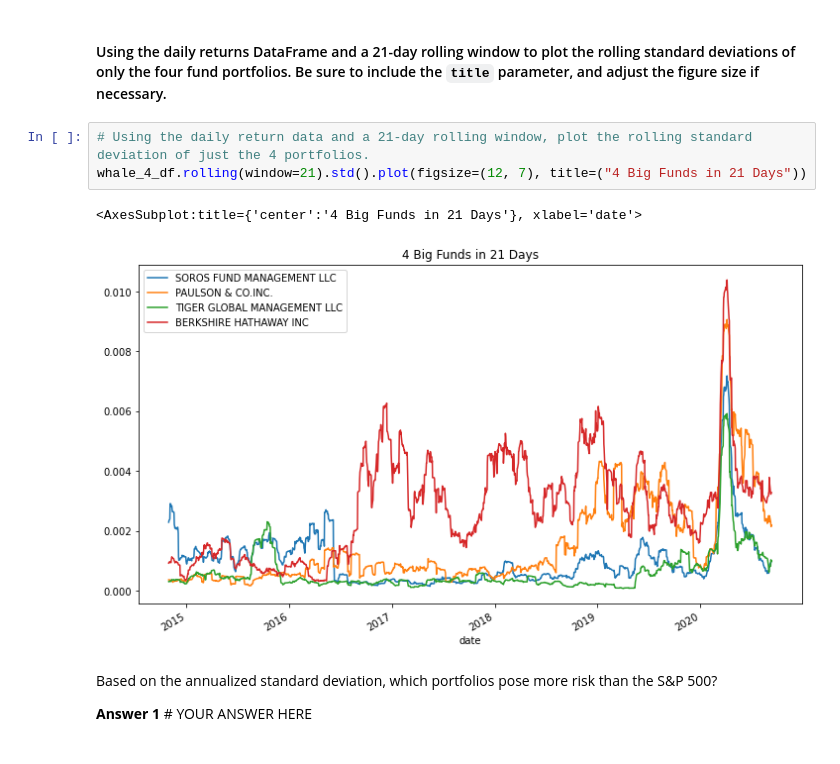
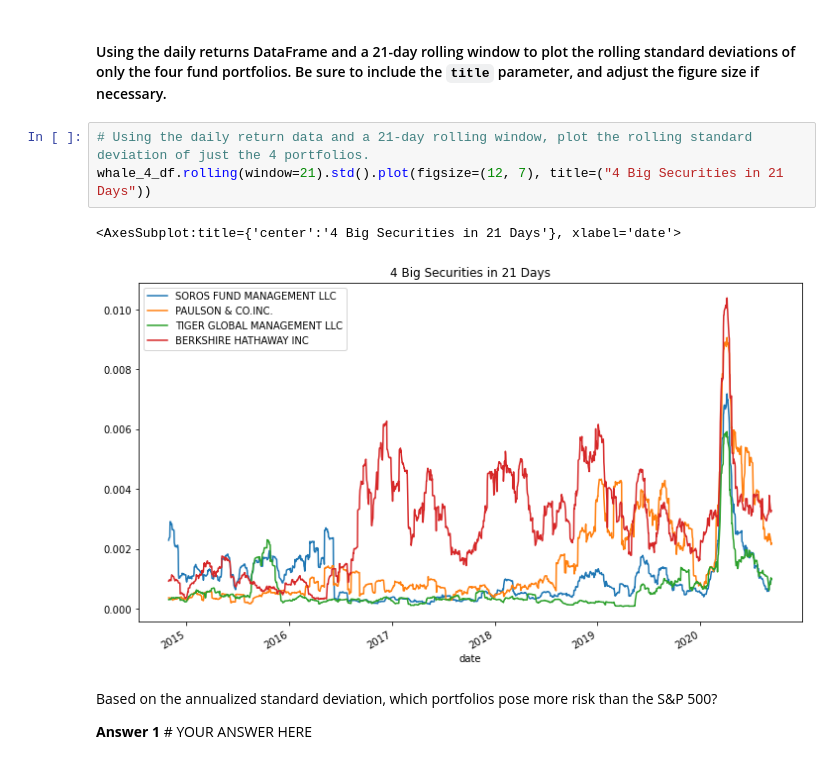
Before and after one commit to agnesmaria1/Risk-and-Return-Analysis, a Jupyter notebook: Risk Return Analysis/risk_return_analysis.ipynb, the cells around one changed output. Cells and saved outputs as stored; diff of their text form.

```diff
--- a/Risk Return Analysis/risk_return_analysis.ipynb
+++ b/Risk Return Analysis/risk_return_analysis.ipynb
@@ -163,10 +163,10 @@ whale_daily_returns.rolling(window=21).std().plot(figsize=(12, 7), title=("21 Da
 #### Using the daily returns DataFrame and a 21-day rolling window to plot the rolling standard deviations of only the four fund portfolios. Be sure to include the `title` parameter, and adjust the figure size if necessary.
 # %%
 # Using the daily return data and a 21-day rolling window, plot the rolling standard deviation of just the 4 portfolios.
-whale_4_df.rolling(window=21).std().plot(figsize=(12, 7), title=("4 Big Funds in 21 Days"))
+whale_4_df.rolling(window=21).std().plot(figsize=(12, 7), title=("4 Big Securities in 21 Days"))
 # %% [output]
-<AxesSubplot:title={'center':'4 Big Funds in 21 Days'}, xlabel='date'>
+<AxesSubplot:title={'center':'4 Big Securities in 21 Days'}, xlabel='date'>
-[figure, old version]
+[figure, new version]
 # %% [markdown]
 Based on the annualized standard deviation, which portfolios pose more risk than the S&P 500?
 
```
Also changed, not shown: parts of 7 cells of this notebook.
